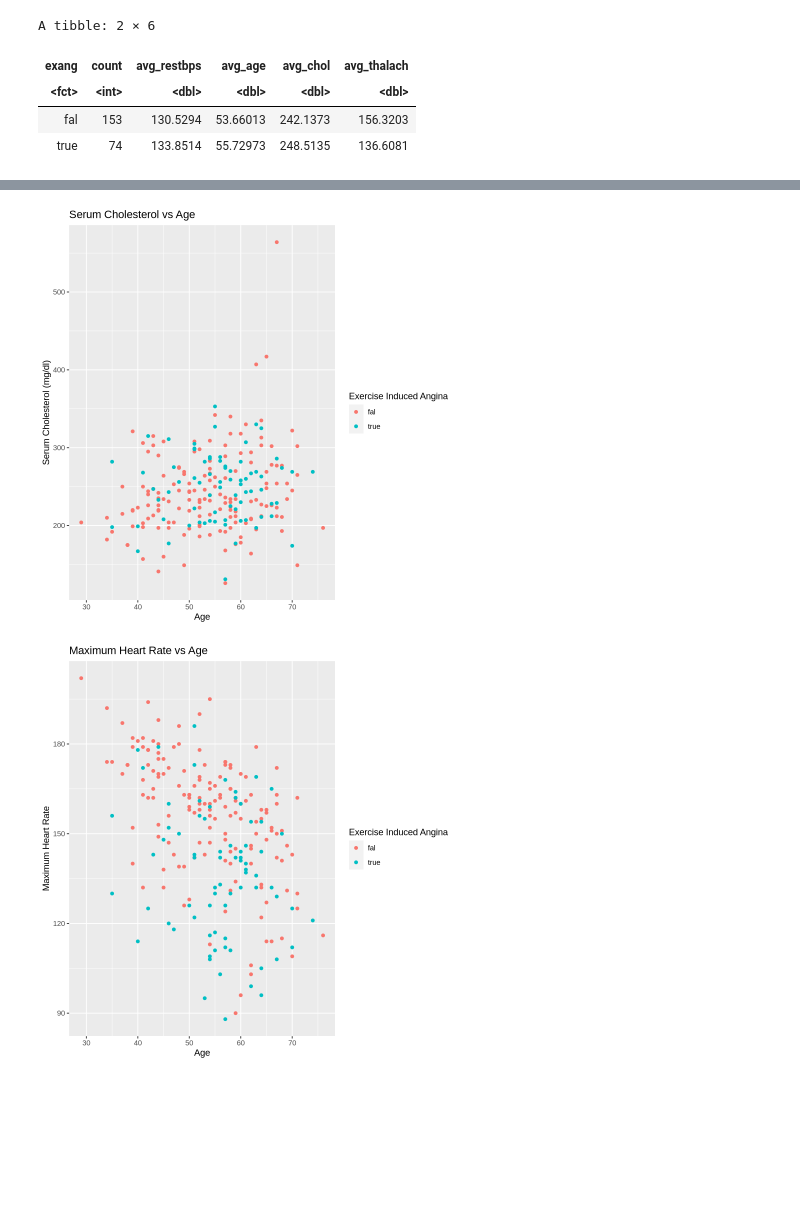
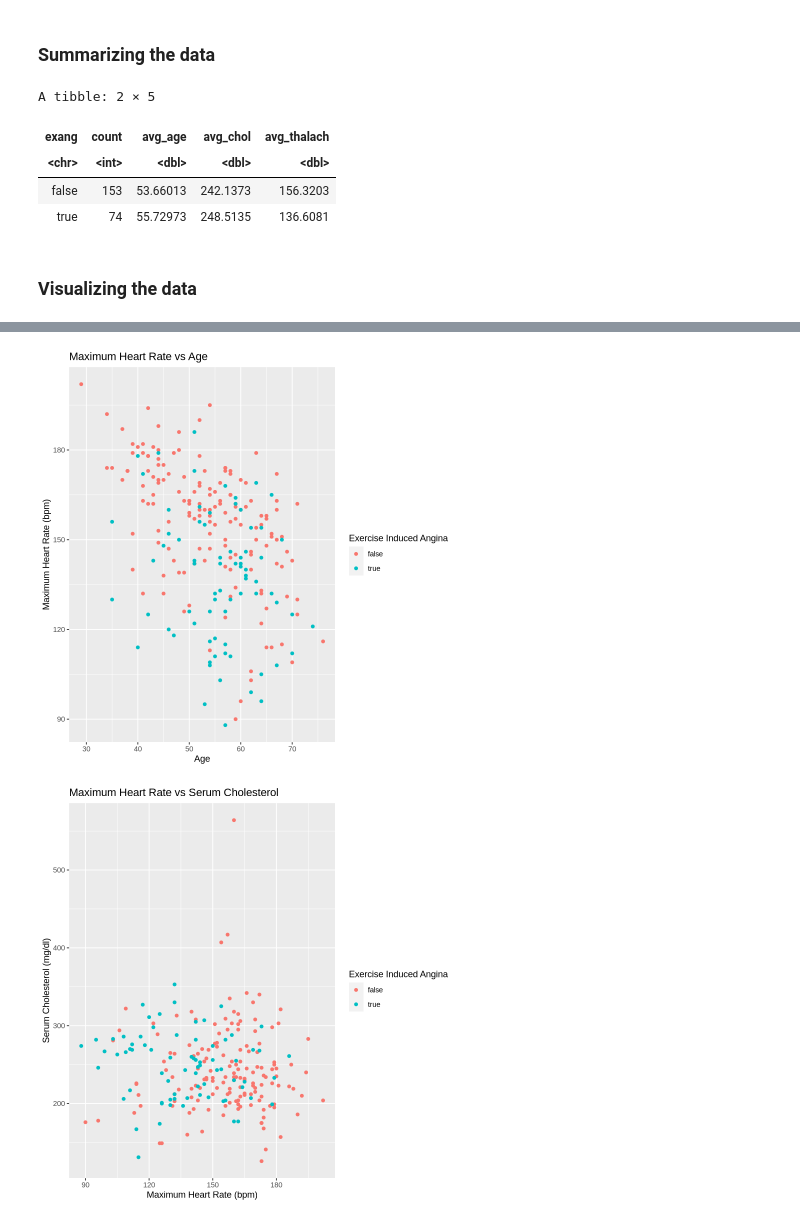
Before and after one commit to kakeysword/dsci100-heart-disease, a Jupyter notebook: group proposal.ipynb, the cells around one changed output, grey strips where cells are left out. Drawn from its saved outputs; the diff is of its cells as text; code cells hidden in the pictures; blank space fills up the shorter version.

Commit message:
Changed how data set is loaded
Also added introduction in, starting to format background information

```diff
--- a/group proposal.ipynb
+++ b/group proposal.ipynb
@@ -96,32 +88,26 @@ A tibble: 303 × 5
+# %% [markdown]
+### Summarizing the data
 # %%
-## Group and Summarize Data to see number of occurences of different chest pain types
+## Data to see number of occurences of exercise-induced angina
 
 num_cp <- heart_disease_train |>
     group_by(exang) |>
     summarize(count = n(),
-             avg_restbps = mean(trestbps), ## resting blood pressure
              avg_age = mean(age),         ## age
              avg_chol = mean(chol),       ## serum cholesterol
              avg_thalach = mean(thalach)) ## max heart rate
 
 num_cp
 # %% [output]
-A tibble: 2 × 6
+A tibble: 2 × 5
-| exang | count | avg_restbps | avg_age | avg_chol | avg_thalach |
-| <fct> | <int> | <dbl> | <dbl> | <dbl> | <dbl> |
-| fal | 153 | 130.5294 | 53.66013 | 242.1373 | 156.3203 |
-| true | 74 | 133.8514 | 55.72973 | 248.5135 | 136.6081 |
+| exang | count | avg_age | avg_chol | avg_thalach |
+| <chr> | <int> | <dbl> | <dbl> | <dbl> |
+| false | 153 | 53.66013 | 242.1373 | 156.3203 |
+| true | 74 | 55.72973 | 248.5135 | 136.6081 |
+# %% [markdown]
+### Visualizing the data
 # %%
 ## Create plots to visualize data
-
-## Resting Blood Pressure vs Age
-bp_age_plot <- heart_disease_train |>
-    ggplot(aes(x = age, y = trestbps, color = exang)) +
-    geom_point() +
-    labs(x= "Age", y = "Resting Blood Pressure (Hg)",
-         title = "Resting Blood Pressure vs Age",
-        color = "Exercise Induced Angina")
-bp_age_plot
 
 ## Serum Cholesterol vs Age
 chol_age_plot <- heart_disease_train |>
@@ -132,22 +118,21 @@ chol_age_plot <- heart_disease_train |>
         color = "Exercise Induced Angina")
 chol_age_plot
 
-## Max Heart rate vs Age
+## Maximum Heart rate vs Age
 thalach_age_plot <- heart_disease_train |>
     ggplot(aes(x = age, y = thalach, color = exang)) +
     geom_point() +
-    labs(x= "Age", y = "Maximum Heart Rate",
+    labs(x= "Age", y = "Maximum Heart Rate (bpm)",
          title = "Maximum Heart Rate vs Age",
         color = "Exercise Induced Angina")
 thalach_age_plot
 
-## Resting Blood Pressure vs Heart Rate
-
-bp_thalach_plot <- heart_disease_train |>
-    ggplot(aes(x = thalach, y = trestbps, color = exang)) +
+## Serum Cholesterol vs Maximum Heart rate
+chol_thalach_plot <- heart_disease_train |>
+    ggplot(aes(x = thalach, y = chol, color = exang)) +
     geom_point() +
-    labs(x= "Maximum Heart Rate", y = "Resting Blood Pressure",
-         title = "Maximum Heart Rate vs Resting Blood Pressure",
+    labs(x= "Maximum Heart Rate (bpm)", y = "Serum Cholesterol (mg/dl)",
+         title = "Maximum Heart Rate vs Serum Cholesterol",
         color = "Exercise Induced Angina")
-bp_thalach_plot
+chol_thalach_plot
 # %% [output]
@@ -155,2 +140,2 @@ bp_thalach_plot
-[figure, old version]
+[figure, new version]
-[figure, old version]
+[figure, new version]
```
Also changed, not shown: parts of 9 cells of this notebook.
